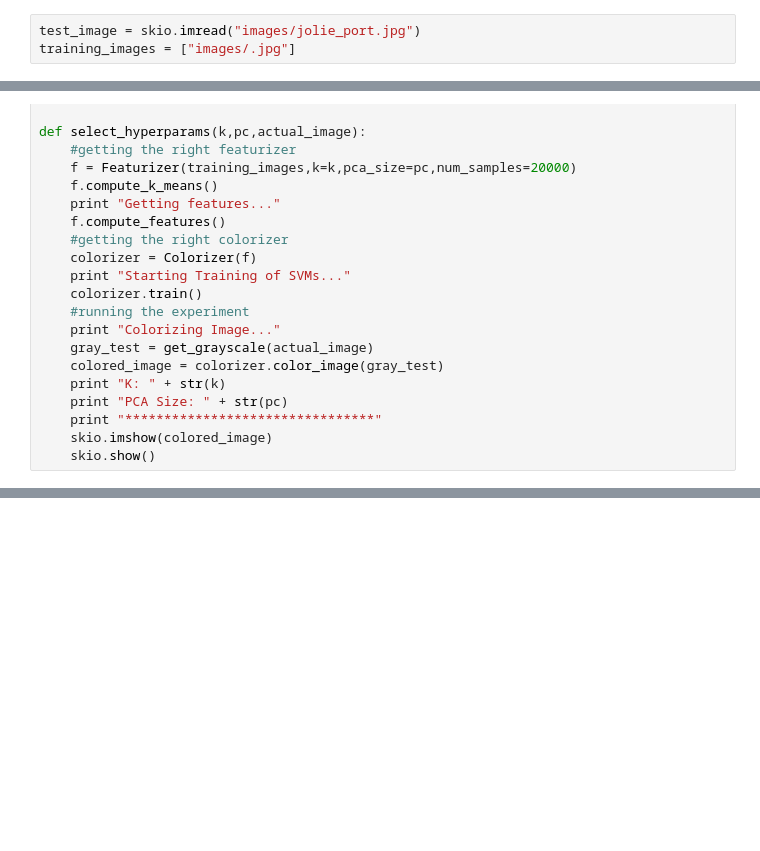
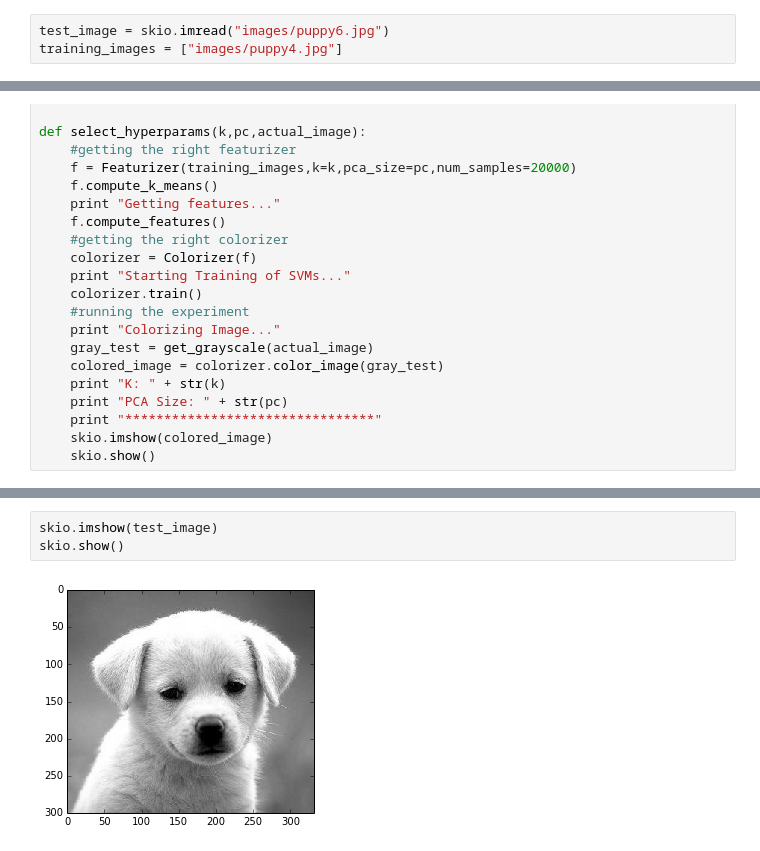
Before and after one commit to VashishtMadhavan/194FinalProject, a Jupyter notebook: Main2.ipynb, the cells around one changed output, grey strips where cells are left out. Saved outputs shown, nothing was run; the diff lists cells and outputs as text; blank space fills up the shorter version.

```diff
--- a/Main2.ipynb
+++ b/Main2.ipynb
@@ -14,6 +15,6 @@ from colorizer import Colorizer
 # %%
-test_image = skio.imread("images/jolie_port.jpg")
-training_images = ["images/.jpg"]
+test_image = skio.imread("images/puppy6.jpg")
+training_images = ["images/puppy4.jpg"]
 # %%
 def get_grayscale(image):
     gray = cv2.cvtColor(image, cv.CV_RGB2GRAY)
@@ -88,0 +72,5 @@ Colorizing Image...
+# %%
+skio.imshow(test_image)
+skio.show()
+# %% [output]
+[figure, added]
```
Also changed, not shown: parts of 3 cells of this notebook, 5 other files.
